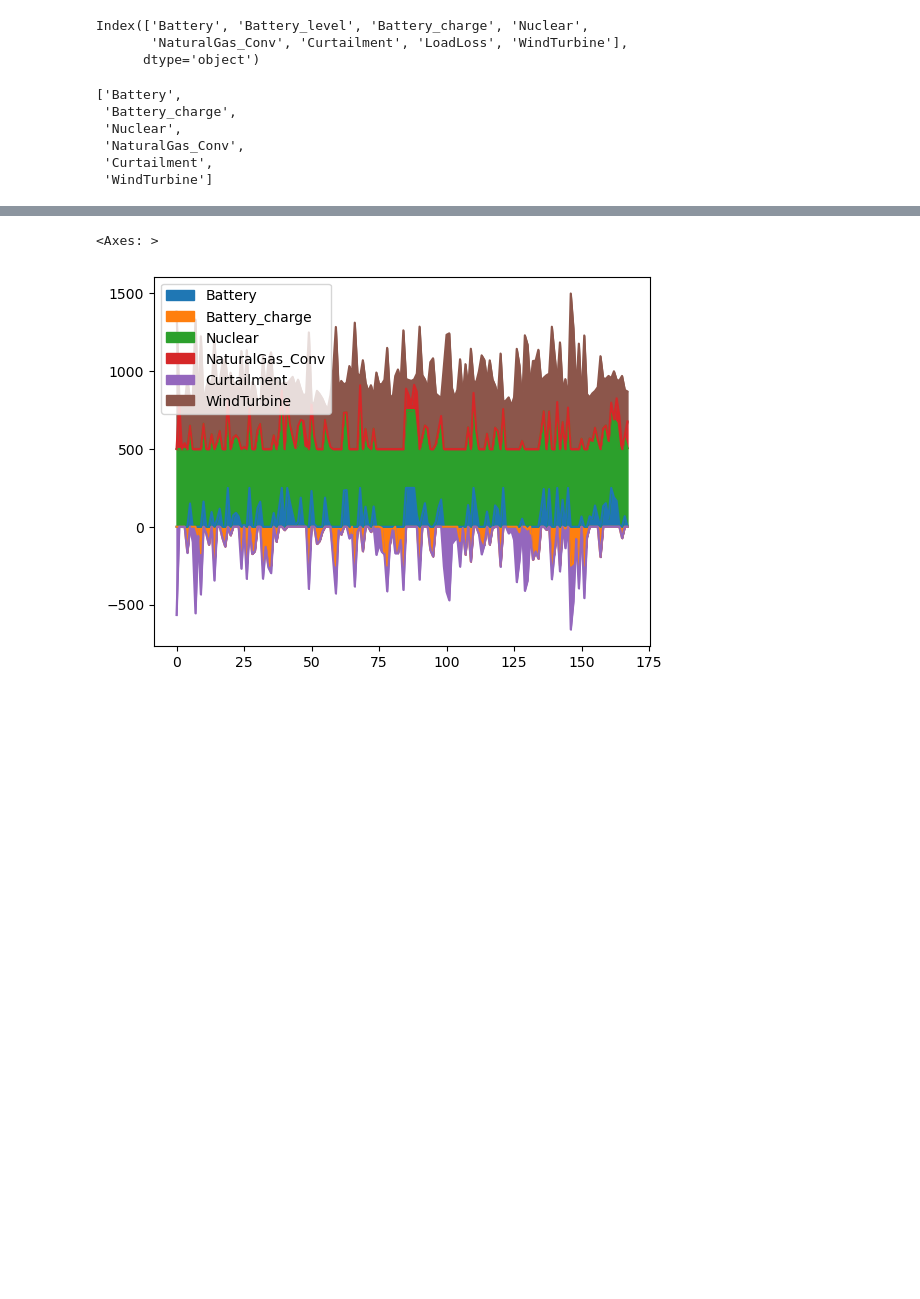
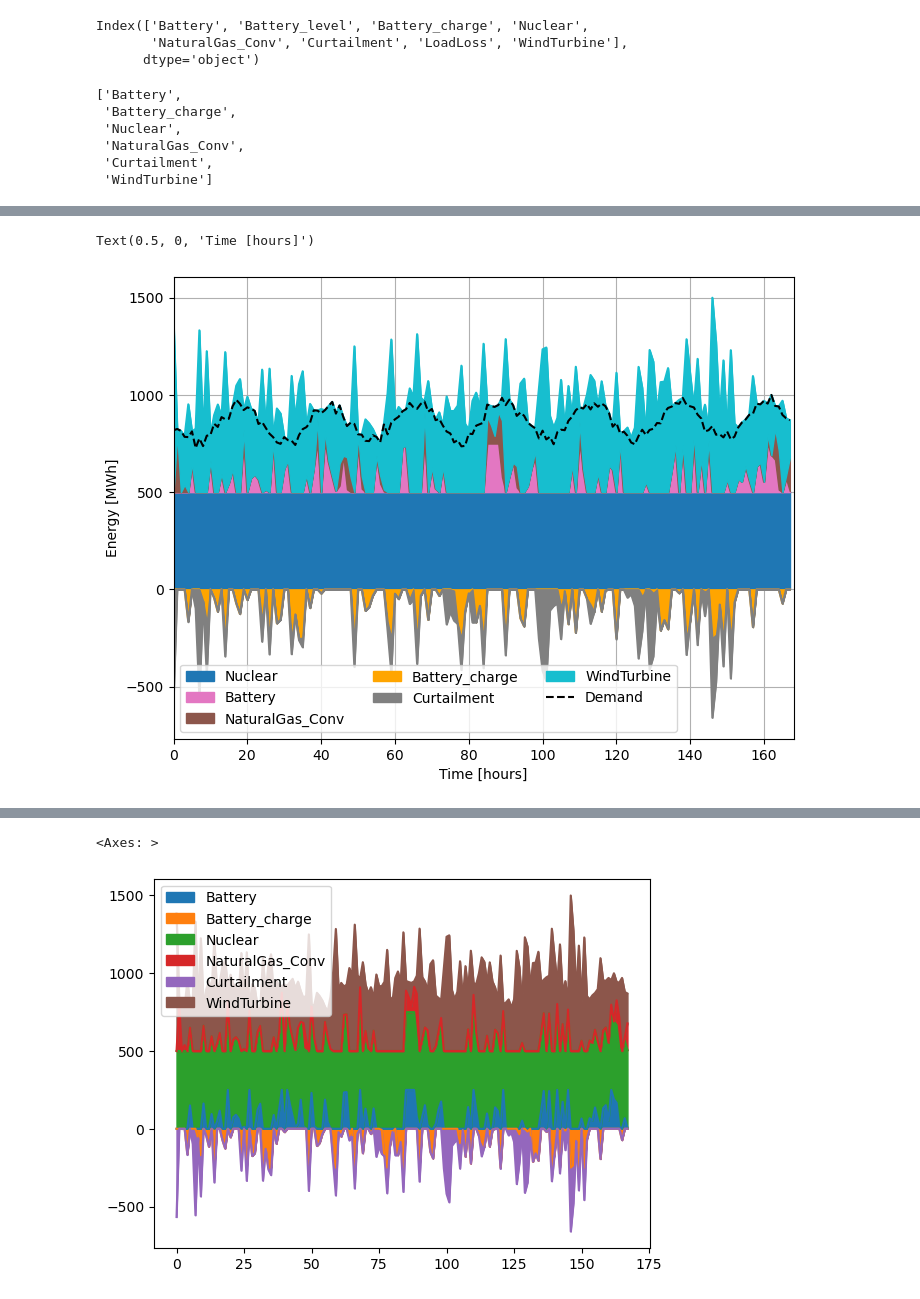
Before and after one commit to arfc/2025-dotson-dissertation, a Jupyter notebook: analysis/scripts/04-benchmark-scripts/test_osier_mutliprocess.ipynb, the cells around one changed output, grey strips where cells are left out. Drawn from its saved outputs; the diff is of its cells as text; code cells hidden in the pictures; blank space fills up the shorter version.

```diff
--- a/analysis/scripts/04-benchmark-scripts/test_osier_mutliprocess.ipynb
+++ b/analysis/scripts/04-benchmark-scripts/test_osier_mutliprocess.ipynb
@@ -373,0 +400,12 @@ log_df[cols].plot.area()
+# %%
+fig, ax = plt.subplots(figsize=(8,6))
+opt_df[order].plot.area(ax=ax,zorder=2, color=color_map)
+ax.plot(dem_data.to_value(), zorder=3, label='Demand', color='k', linestyle='--')
+ax.grid()
+ax.legend(ncols=3, loc='lower left')
+ax.set_xlim(0,168)
+ax.set_ylabel("Energy [MWh]")
+ax.set_xlabel("Time [hours]")
+# %% [output]
+Text(0.5, 0, 'Time [hours]')
+[figure, added]
```
Also changed, not shown: parts of 8 cells of this notebook, 25 other files.
